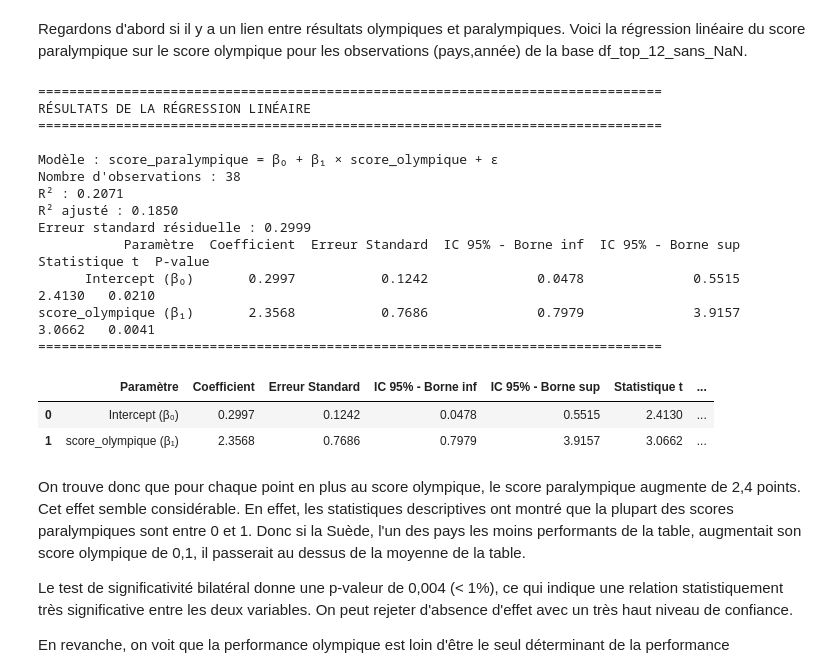
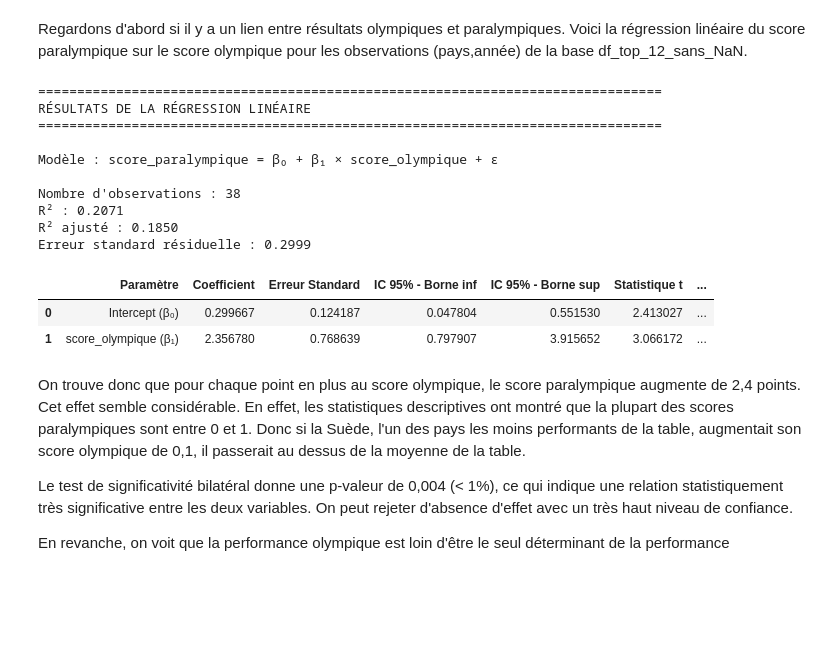
Before and after one commit to Eloi-du-77/Projet-Python, a Jupyter notebook: Notebook.ipynb, the cells around one changed output. Saved outputs shown, nothing was run; the diff lists cells and outputs as text; code cells hidden in the pictures; blank space fills up the shorter version.

```diff
--- a/Notebook.ipynb
+++ b/Notebook.ipynb
@@ -763,25 +763,22 @@ Regardons d'abord si il y a un lien entre résultats olympiques et paralympiques
 # %%
 from reg_lin_simple import regression_simple
 
-df_resultats=regression_simple(df)
+df_resultats=regression_simple(df,'score_olympique')
 df_resultats
 # %% [output]
 ================================================================================
 RÉSULTATS DE LA RÉGRESSION LINÉAIRE
 ================================================================================
 
 Modèle : score_paralympique = β₀ + β₁ × score_olympique + ε
+
 Nombre d'observations : 38
 R² : 0.2071
 R² ajusté : 0.1850
 Erreur standard résiduelle : 0.2999
-           Paramètre  Coefficient  Erreur Standard  IC 95% - Borne inf  IC 95% - Borne sup  Statistique t  P-value
-      Intercept (β₀)       0.2997           0.1242              0.0478              0.5515         2.4130   0.0210
-score_olympique (β₁)       2.3568           0.7686              0.7979              3.9157         3.0662   0.0041
-================================================================================
 |  | Paramètre | Coefficient | Erreur Standard | IC 95% - Borne inf | IC 95% - Borne sup | Statistique t | ... |
-| 0 | Intercept (β₀) | 0.2997 | 0.1242 | 0.0478 | 0.5515 | 2.4130 | ... |
-| 1 | score_olympique (β₁) | 2.3568 | 0.7686 | 0.7979 | 3.9157 | 3.0662 | ... |
+| 0 | Intercept (β₀) | 0.299667 | 0.124187 | 0.047804 | 0.551530 | 2.413027 | ... |
+| 1 | score_olympique (β₁) | 2.356780 | 0.768639 | 0.797907 | 3.915652 | 3.066172 | ... |
 # %% [markdown]
 On trouve donc que pour chaque point en plus au score olympique, le score paralympique augmente de 2,4 points.
 Cet effet semble considérable. En effet, les statistiques descriptives ont montré que la plupart des scores paralympiques sont entre 0 et 1. Donc si la Suède, l'un des pays les moins performants de la table, augmentait son score olympique de 0,1, il passerait au dessus de la moyenne de la table.
```
Also changed, not shown: parts of 7 cells of this notebook, 1 other file.
